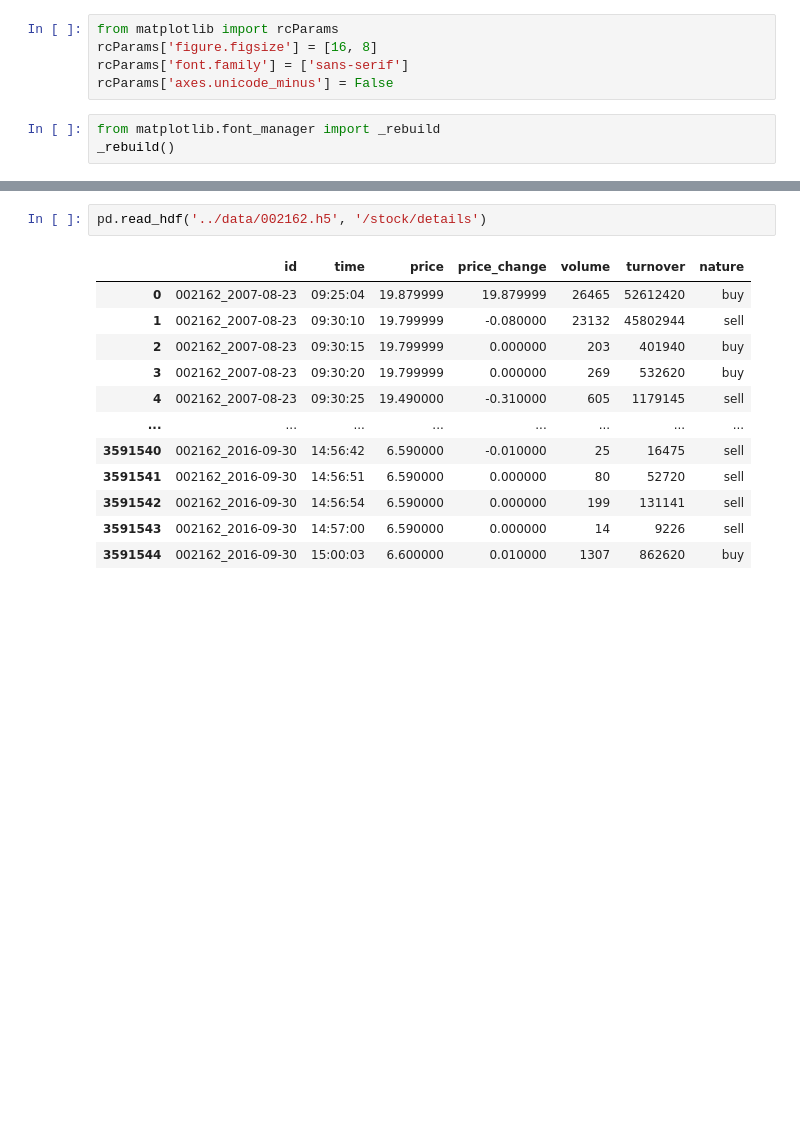
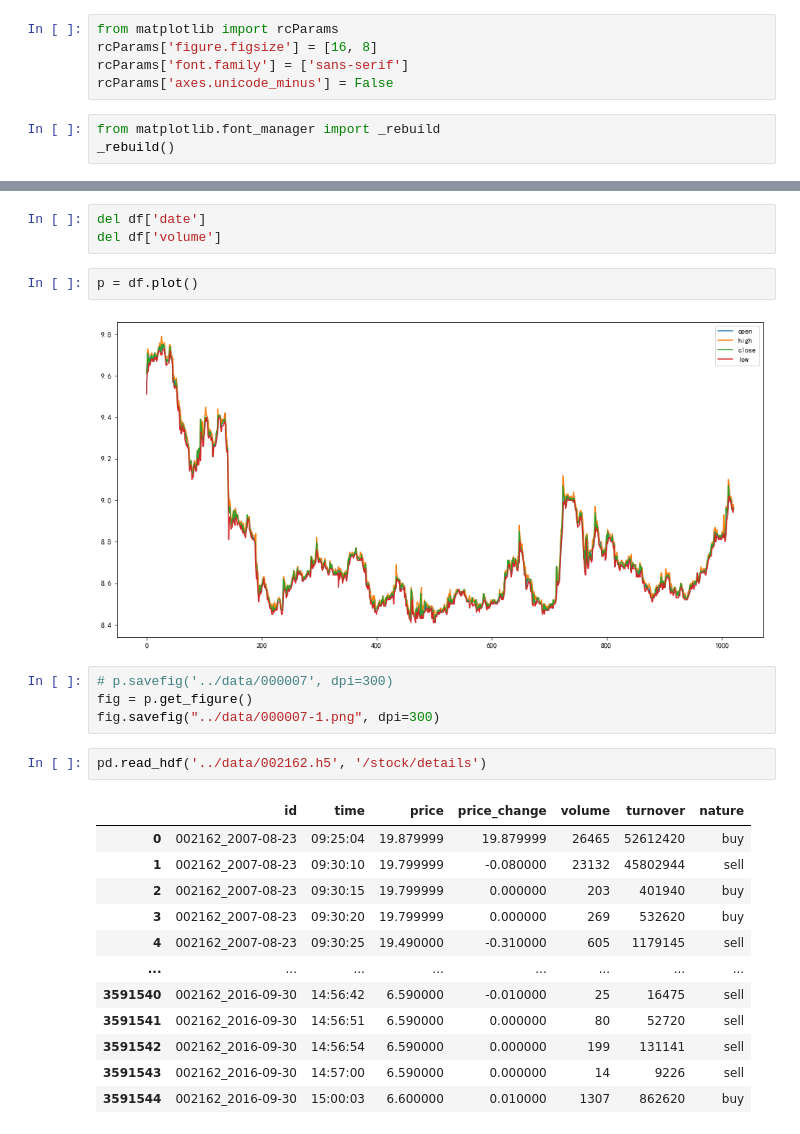
Before and after one commit to xtwxfxk/left5, a Jupyter notebook: x/zzz.ipynb, the cells around one changed output, grey strips where cells are left out. Cells and saved outputs as stored; diff of their text form; blank space fills up the shorter version.

```diff
--- a/x/zzz.ipynb
+++ b/x/zzz.ipynb
@@ -20,3 +86,14 @@ _rebuild()
+# %%
+del df['date']
+del df['volume']
+# %%
+p = df.plot()
+# %% [output]
+[figure, added]
+# %%
+# p.savefig('../data/000007', dpi=300)
+fig = p.get_figure()
+fig.savefig("../data/000007-1.png", dpi=300)
 # %%
 pd.read_hdf('../data/002162.h5', '/stock/details')
 # %% [output]
```
Also changed, not shown: parts of 6 cells of this notebook, 4 other files.
